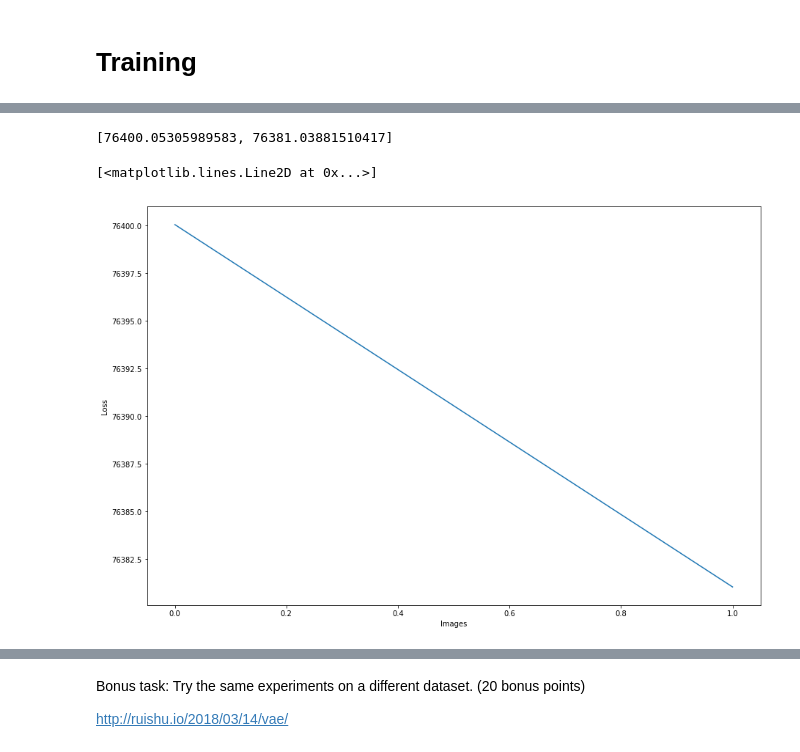
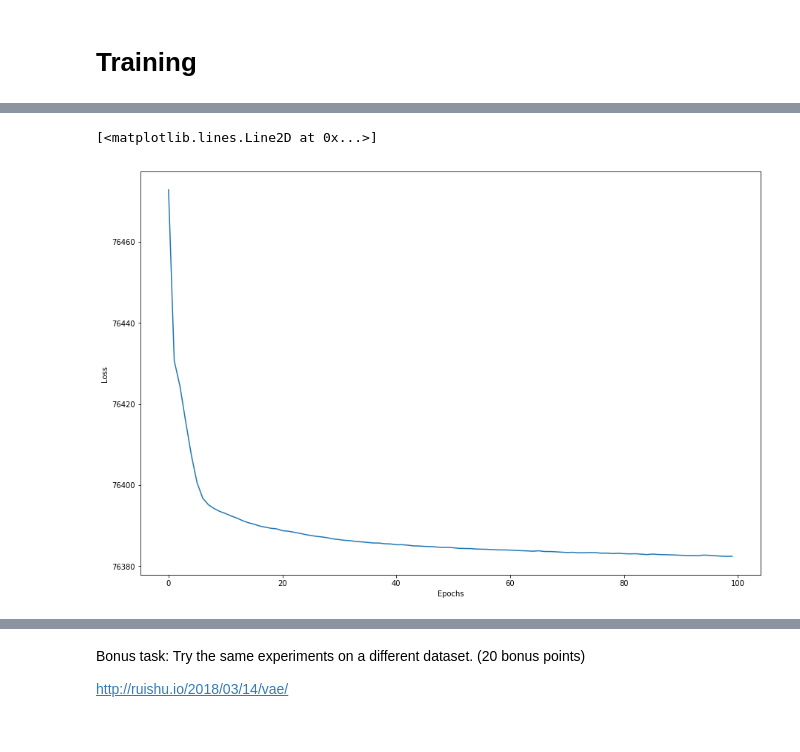
Before and after one commit to basameera/NIPS_week_6_7, a Jupyter notebook: weeks_6_and_7_sameera.ipynb, the cells around one changed output, grey strips where cells are left out. Drawn from its saved outputs; the diff is of its cells as text; code cells hidden in the pictures.

```diff
--- a/weeks_6_and_7_sameera.ipynb
+++ b/weeks_6_and_7_sameera.ipynb
@@ -112,14 +112,17 @@ class Encoder(chainer.ChainList):
         super(Encoder, self).__init__(
             # pass your encoder layers here
             L.Linear(784, 1024),
+            L.Linear(1024, 1024),
             L.Linear(1024, 500),
             L.Linear(500, 10),
+
             L.Linear(500, 10),
         )
 
     def __call__(self, x):
         h = F.relu(self[0](x))
         h = F.relu(self[1](h))
+        h = F.relu(self[2](h))
         mean_z = F.softmax(self[-2](h))
         ln_var_z = F.softmax(self[-1](h))
 
@@ -229,7 +232,7 @@ class Model(chainer.Chain):
         samples = tf.random_normal([batchsize,n_z],0,1,dtype=tf.float32)
         sampled_z = z_mean + (z_stddev * samples)
         '''
-        z = Mnp.random.normal(0, 1, 10) if device < 0 else cupy.random.normal(0, 1, 10)
+        z = np.random.normal(0, 1, 10) if device < 0 else cupy.random.normal(0, 1, 10)
 #         z = np.random.normal(0, 1, 10)
         z = mean_z + (ln_var_z * z)
         mean_x, ln_var_x = self.decoder(z)
@@ -264,8 +267,6 @@ encoder = Encoder()
 decoder = Decoder()
 model = Model(decoder, encoder) if device < 0 else Model(decoder, encoder).to_gpu(device)
 
-optimizer = Adam(alpha=0.001, beta1=0.9, beta2=0.999, eps=1e-08)
-# optimizer = Adam()
 optimizer.setup(model)
 
 ### Prep dataset
@@ -277,7 +278,7 @@ loss_history = {'training': [], 'validation': []}
 lossFunc = Loss()
 
 epochs_start = 0
-epochs_end = 2
+epochs_end = 100
 # %%
 print("Training Started")
 for i in range(epochs_start, epochs_end):
@@ -299,11 +300,14 @@ for i in range(epochs_start, epochs_end):
     print('>>> train | epoch = {} | time= {} sec | loss= {}'.format(i, (time.time() - start_time),
                                                         loss_history['training'][-1]))
     training_iterator.reset()
-    np.savez('{:s}/loss_history_ts_{:s}_{:03d}.npz'.format(model_directory, train_session, epoch), loss_history)
-    # (3) start
-    serializers.save_npz('{:s}/model_ts_{:s}_{:03d}.npz'.format(model_directory, train_session, epoch), model)
-    # (3) end
-    serializers.save_npz('{:s}/optimizer_ts_{:s}_{:03d}.npz'.format(model_directory, train_session, epoch), optimizer)
+    if (epochs_end==epoch):
+        np.savez('{:s}/loss_history_ts_{:s}_{:03d}.npz'.format('Result', train_session, epoch), loss_history)
+        serializers.save_npz('{:s}/model_ts_{:s}_{:03d}.npz'.format('Result', train_session, epoch), model)
+        serializers.save_npz('{:s}/optimizer_ts_{:s}_{:03d}.npz'.format('Result', train_session, epoch), optimizer)
+    else:
+        np.savez('{:s}/loss_history_ts_{:s}_{:03d}.npz'.format(model_directory, train_session, epoch), loss_history)
+        serializers.save_npz('{:s}/model_ts_{:s}_{:03d}.npz'.format(model_directory, train_session, epoch), model)
+        serializers.save_npz('{:s}/optimizer_ts_{:s}_{:03d}.npz'.format(model_directory, train_session, epoch), optimizer)
 
 print("Training Done")
 # %% [output]
@@ -313,13 +330,11 @@ Training Started
 Training Done
 # %%
-print(loss_history['training'])
+# print(loss_history['training'])
-# %% [output]
-[76400.05305989583, 76381.03881510417]
 # %%
 fig=plt.figure(figsize=(15, 10))
-plt.xlabel('Images')
+plt.xlabel('Epochs')
 plt.ylabel('Loss')
 plt.plot(loss_history['training'])
 # %% [output]
 [<matplotlib.lines.Line2D at 0x...>]
-[figure, old version]
+[figure, new version]
```
Also changed, not shown: parts of 13 cells of this notebook.
